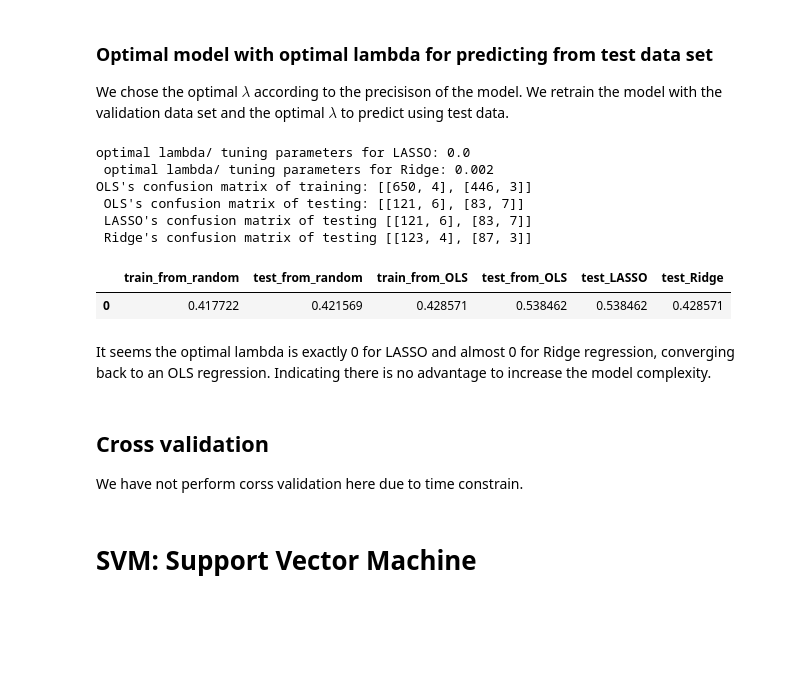
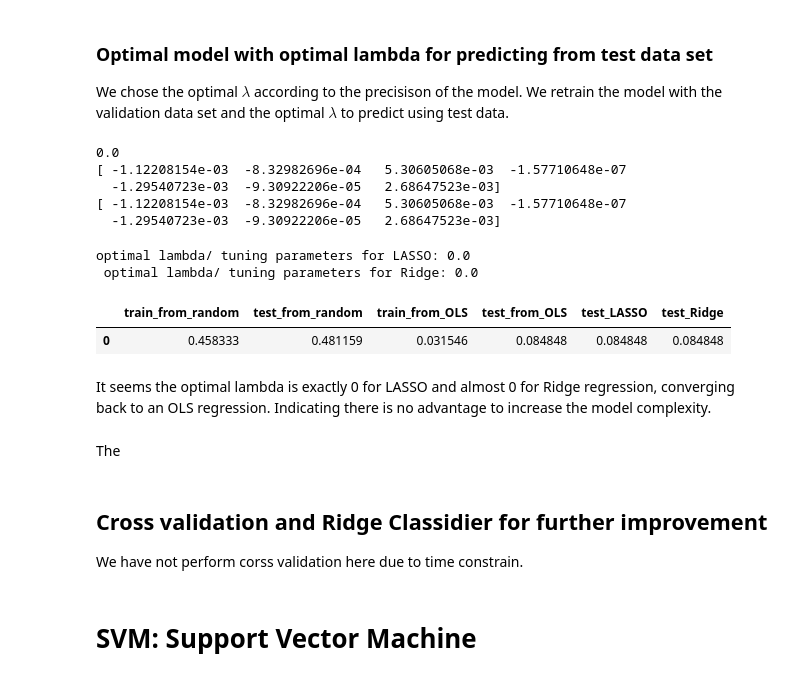
Before and after one commit to Alex-Oiko/stock-predictor, a Jupyter notebook: Stock Picker.ipynb, the cells around one changed output. Drawn from its saved outputs; the diff is of its cells as text; code cells hidden in the pictures; blank space fills up the shorter version.

```diff
--- a/Stock Picker.ipynb
+++ b/Stock Picker.ipynb
@@ -190,7 +240,7 @@ We simulate the monkey stock picking by randomly choosing under or overperform f
 np.random.seed(2018)
 y_train_from_random = np.random.uniform(1,0,len(y_train))
 
-y_test_from_random = np.random.uniform(1,0,len(y_test_true))
+y_test_from_random = np.random.uniform(1,0,len(y_test))
 # %% [markdown]
 ### OLS regression
 One of the textbook methods of fundamental analysis is an OLS regression(fundamental model) to model stock performance. OLS can be seen as our second naive method as we assume there the relationships between features and the stock performance are linear. The loss function to be minimised is
@@ -333,71 +363,77 @@ We chose the optimal $\lambda$ according to the precisison of the model. We retr
 a_range = x_axis_interval
 
 ## Only optimize for minimum FP, long only fund
-opt_lambda_LASSO = a_range[prec_val_LASSO.index(max(prec_val_LASSO))]
-opt_lambda_Ridge = a_range[prec_val_Ridge.index(max(prec_val_Ridge))]
+F1_train_from_LASSO = np.array(F1_train_from_LASSO)
+F1_train_from_Ridge = np.array(F1_train_from_Ridge)
+opt_lambda_LASSO = a_range[np.argmax(F1_train_from_LASSO)]
+opt_lambda_Ridge = a_range[np.argmax(F1_train_from_Ridge)]
 
+print(opt_lambda_LASSO)
 ## predicting test data set with optimal lambda/ alpha, returning confusion matrix
 
 Lassi_opt = Lasso(alpha=opt_lambda_LASSO, tol=1e-5)
-Lassi_opt.fit(X_val, y_val_true)
+Lassi_opt.fit(X_train, y_train)
+print(Lassi_opt.coef_)
 y_test_from_Lassi = Lassi_opt.predict(X_test)
 
-conf_matrix_test_Lassi = confusion_matrix_for_reg(y_test_from_Lassi,y_test_true)
+F1_test_from_Lassi = F1_score(confusion_matrix_for_reg(y_test_from_Lassi,y_test))
 
 
 Rachel_opt = Ridge(alpha=opt_lambda_Ridge, tol=1e-5)
-Rachel_opt.fit(X_val, y_val_true)
+Rachel_opt.fit(X_train, y_train)
+print(Rachel_opt.coef_)
 y_test_from_Rachel = Rachel_opt.predict(X_test)
 
-conf_matrix_test_Rachel = confusion_matrix_for_reg(y_test_from_Rachel, y_test_true)
+F1_test_from_Rachel = F1_score(confusion_matrix_for_reg(y_test_from_Rachel, y_test))
+# %% [output]
+0.0
+[ -1.12208154e-03  -8.32982696e-04   5.30605068e-03  -1.57710648e-07
+  -1.29540723e-03  -9.30922206e-05   2.68647523e-03]
+[ -1.12208154e-03  -8.32982696e-04   5.30605068e-03  -1.57710648e-07
+  -1.29540723e-03  -9.30922206e-05   2.68647523e-03]
 # %%
 print("optimal lambda/ tuning parameters for LASSO:", opt_lambda_LASSO,"\n","optimal lambda/ tuning parameters for Ridge:", opt_lambda_Ridge)
 
 
-print("OLS's confusion matrix of training:", conf_matrix_train_from_OLS,"\n",
-      "OLS's confusion matrix of testing:", conf_matrix_test_from_OLS,"\n",
-      "LASSO's confusion matrix of testing", conf_matrix_test_Lassi,"\n",
-      "Ridge's confusion matrix of testing", conf_matrix_test_Rachel)
 
 
-## TODO Performance metric, calculating precision
+## TODO Performance metric, calculating F1 score
 
-## first get confusion matrix of randomly picking
+## first get F1 score of randomly picking
 
-conf_matrix_train_from_random = confusion_matrix_for_reg(y_train_from_random, y_train)
-conf_matrix_test_from_random = confusion_matrix_for_reg(y_test_from_random, y_test_true)
-
-conf_matrix_list = [conf_matrix_train_from_random, conf_matrix_test_from_random,
-                    conf_matrix_train_from_OLS, conf_matrix_test_from_OLS,
-                    conf_matrix_test_Lassi, conf_matrix_test_Rachel]
+F1_train_from_random = F1_score(confusion_matrix_for_reg(y_train_from_random, y_train))
+F1_test_from_random = F1_score(confusion_matrix_for_reg(y_test_from_random, y_test))
 
 
-prec_list = []
 
-for i in conf_matrix_list:
-    prec_list.append(float(i[1][1])/ float(i[0][1] + i[1][1]))
+
+F1_score_list = [F1_train_from_random, F1_test_from_random,
+                    F1_score_train_from_OLS, F1_score_test_from_OLS,
+                    F1_test_from_Lassi, F1_test_from_Rachel]
+
+
+
 name_label = ["train_from_random", "test_from_random",
                     "train_from_OLS", "test_from_OLS",
                     "test_LASSO", "test_Ridge"]
 
-test_precision = pd.DataFrame([prec_list], columns=name_label)
+test_F1 = pd.DataFrame([F1_score_list], columns=name_label)
 # test_precision.set_index("Precision")
 # %% [output]
 optimal lambda/ tuning parameters for LASSO: 0.0
- optimal lambda/ tuning parameters for Ridge: 0.002
-OLS's confusion matrix of training: [[650, 4], [446, 3]]
- OLS's confusion matrix of testing: [[121, 6], [83, 7]]
- LASSO's confusion matrix of testing [[121, 6], [83, 7]]
- Ridge's confusion matrix of testing [[123, 4], [87, 3]]
+ optimal lambda/ tuning parameters for Ridge: 0.0
-# %%
-test_precision
-# %% [output]
-|  | train_from_random | test_from_random | train_from_OLS | test_from_OLS | test_LASSO | test_Ridge |
-| 0 | 0.417722 | 0.421569 | 0.428571 | 0.538462 | 0.538462 | 0.428571 |
+# %%
+test_F1
+# %% [output]
+|  | train_from_random | test_from_random | train_from_OLS | test_from_OLS | test_LASSO | test_Ridge |
+| 0 | 0.458333 | 0.481159 | 0.031546 | 0.084848 | 0.084848 | 0.084848 |
 # %% [markdown]
 It seems the optimal lambda is exactly 0 for LASSO and almost 0 for Ridge regression, converging back to an OLS regression. Indicating there is no advantage to increase the model complexity.
+# %% [markdown]
+The
 # %% [markdown]
-## Cross validation
+## Cross validation and Ridge Classidier for further improvement
+
 We have not perform corss validation here due to time constrain.
 # %% [markdown]
 # SVM: Support Vector Machine
```
Also changed, not shown: parts of 27 cells of this notebook, 2 other files.
